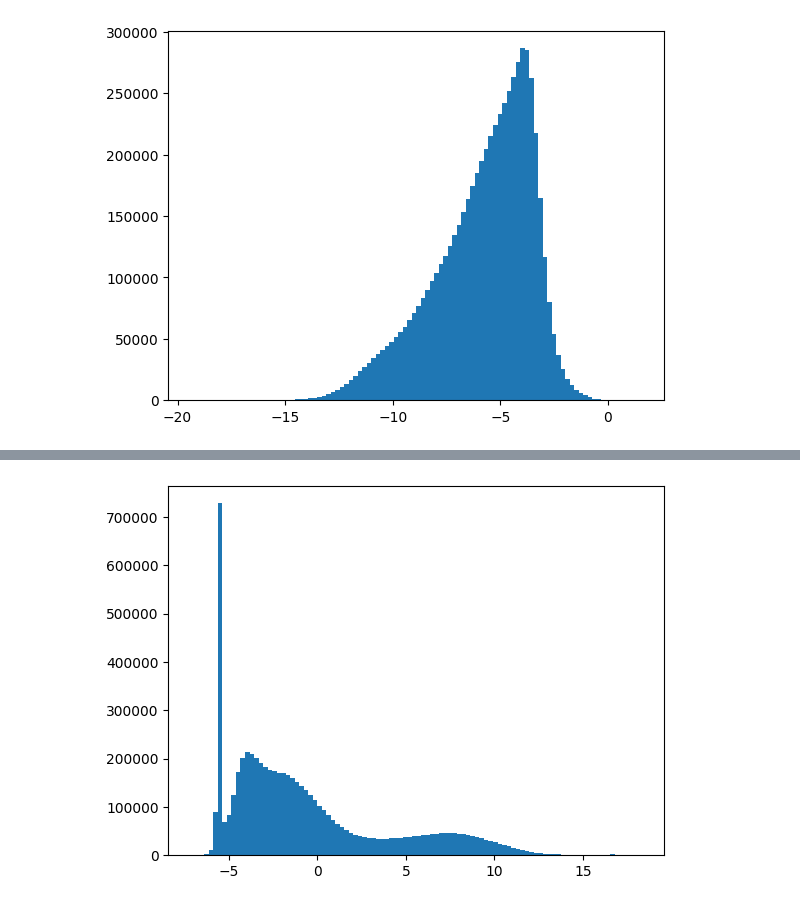
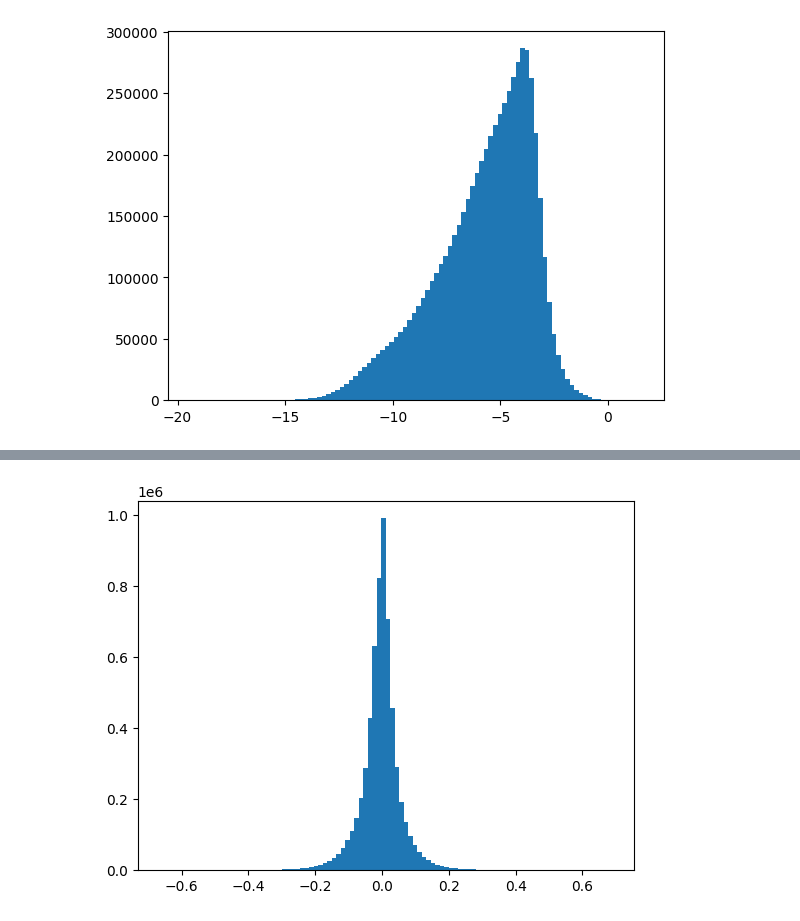
Before and after one commit to pimpale/foo, a Jupyter notebook: python/plytest/plytest.ipynb, the cells around one changed output, grey strips where cells are left out. Cells and saved outputs as stored; diff of their text form; code cells hidden in the pictures.

```diff
--- a/python/plytest/plytest.ipynb
+++ b/python/plytest/plytest.ipynb
@@ -50,8 +61,8 @@ z = np.array(plydata['vertex']['z'])
 # %%
-opacity = np.array(plydata['vertex']['opacity'])
+rest_2 = np.array(plydata['vertex']['f_rest_2'])
 
-# plot histogram of opacity
-plt.hist(opacity, bins=100)
+# plot histogram of rest_2
+plt.hist(rest_2, bins=100)
 plt.show()
 # %% [output]
-[figure, old version]
+[figure, new version]
```
Also changed, not shown: parts of 2 cells of this notebook, 1 other file.
